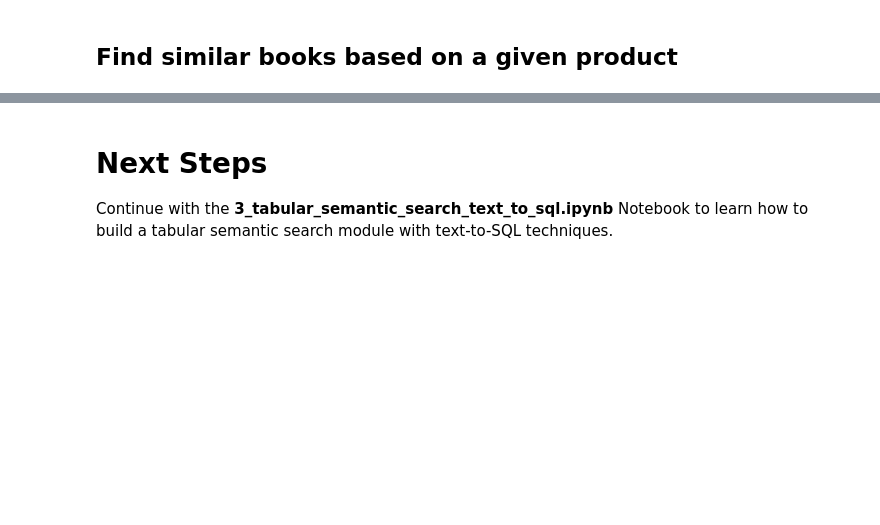
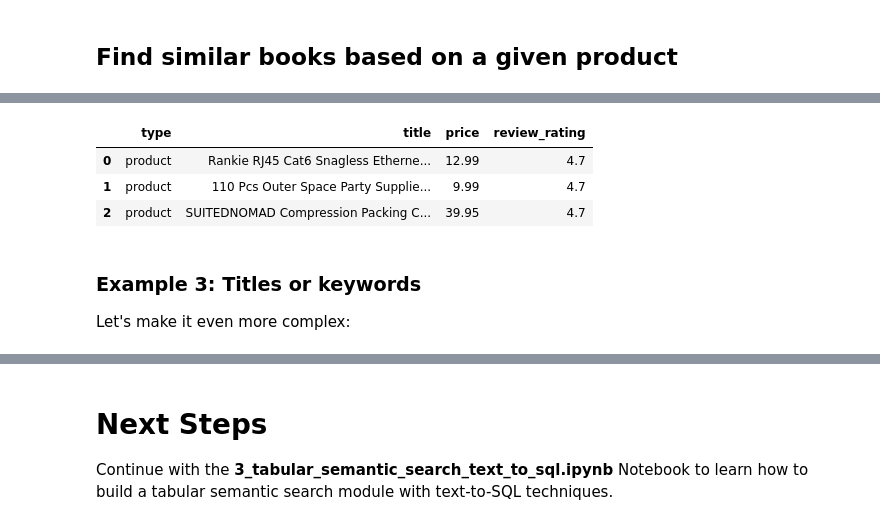
Before and after one commit to decodingml/tabular-semantic-search-tutorial, a Jupyter notebook: 2_tabular_semantic_search_superlinked.ipynb, the cells around one changed output, grey strips where cells are left out. Saved outputs shown, nothing was run; the diff lists cells and outputs as text; code cells hidden in the pictures; blank space fills up the shorter version.

```diff
--- a/2_tabular_semantic_search_superlinked.ipynb
+++ b/2_tabular_semantic_search_superlinked.ipynb
@@ -270,0 +337,7 @@ results.to_pandas()
+# %%
+results = app.query(
+    query.semantic_query,
+    natural_query="Return the top items (along with their price) with the highest reviews rating on science",
+    limit=3
+)
+results.knn_params
@@ -270,0 +358,11 @@ results.to_pandas()
+# %%
+results.to_pandas()[["type", "title", "price", "review_rating"]]
+# %% [output]
+|  | type | title | price | review_rating |
+| 0 | product | Rankie RJ45 Cat6 Snagless Etherne... | 12.99 | 4.7 |
+| 1 | product | 110 Pcs Outer Space Party Supplie... | 9.99 | 4.7 |
+| 2 | product | SUITEDNOMAD Compression Packing C... | 39.95 | 4.7 |
+# %% [markdown]
+### Example 3: Titles or keywords
+
+Let's make it even more complex:
```
Also changed, not shown: parts of 31 cells of this notebook, 7 other files.
